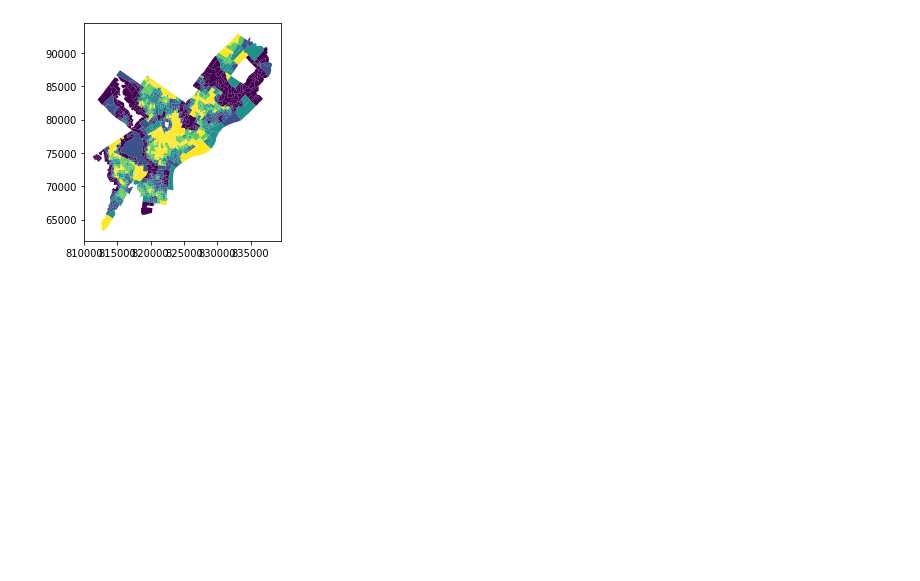
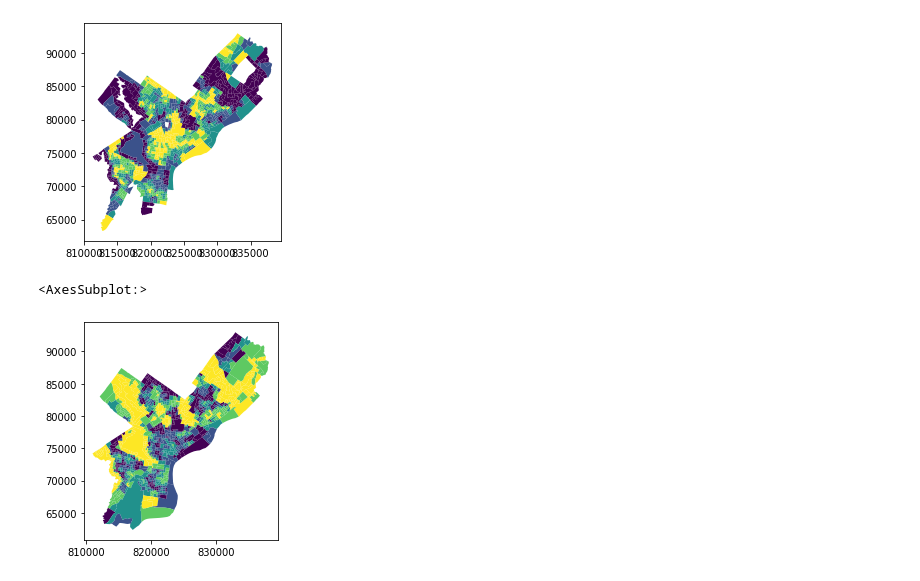
Before and after one commit to Zhen3r/WSOPB-MUSA509, a Jupyter notebook: exploring/index.ipynb, the cells around one changed output. Saved outputs shown, nothing was run; the diff lists cells and outputs as text; code cells hidden in the pictures; blank space fills up the shorter version.

```diff
--- a/exploring/index.ipynb
+++ b/exploring/index.ipynb
@@ -37,6 +45,7 @@ grid.plot(facecolor="#00000000",ec="black",ax=ax)
 # %%
 acsDataGeo["race"] = 1- (acsDataGeo.parkPercentage * acsDataGeo["White"]).rank(pct=True)//0.2*0.25
 acsDataGeo["income"] = 1- (acsDataGeo.parkPercentage * acsDataGeo["Median income"]).rank(pct=True)//0.2*0.25
+acsDataGeo = acsDataGeo.to_crs(4326)
 # %%
 acsDataGeo.plot(column = "race")
 # %% [output]
@@ -47,3 +56,8 @@ acsDataGeo.plot(column = "income")
 # %% [output]
 <AxesSubplot:>
 [figure]
+# %%
+acsDataGeo.plot(column = "quanParkPct")
+# %% [output]
+<AxesSubplot:>
+[figure, added]
```
Also changed, not shown: parts of 7 cells of this notebook, 5 other files.
